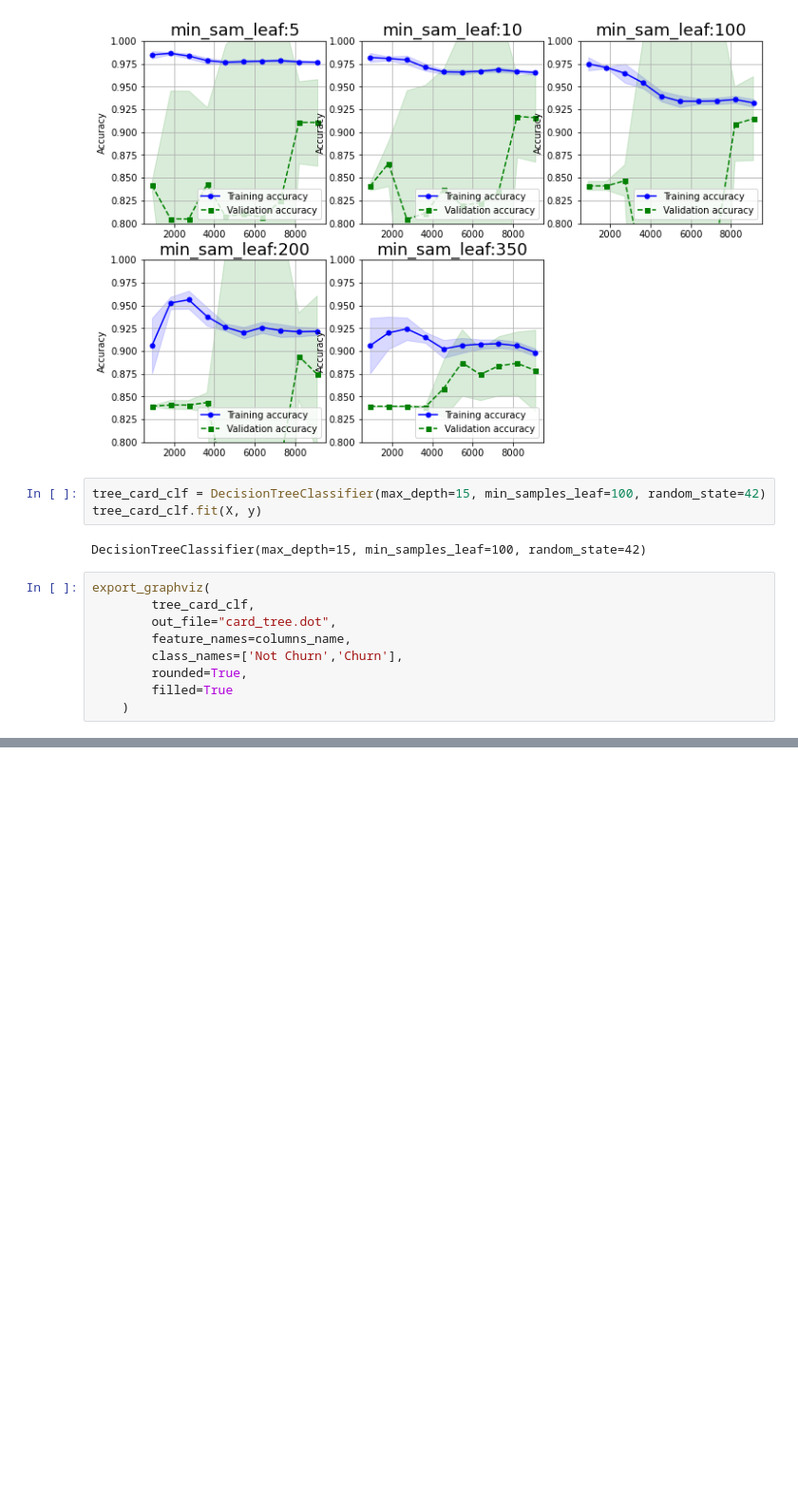
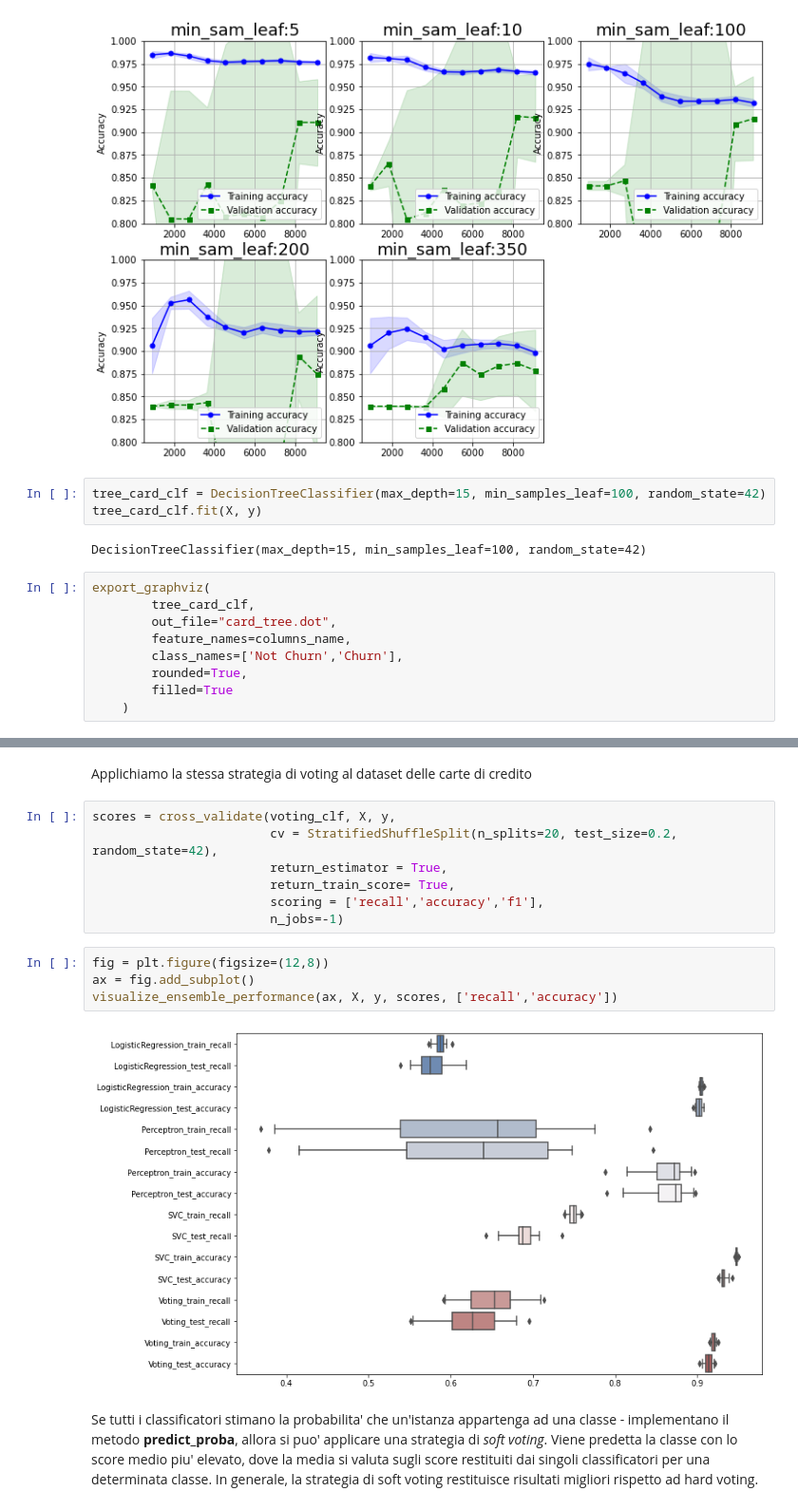
Before and after one commit to matzigno/CSML21, a Jupyter notebook: SVM-DecTree-Ensemble.ipynb, the cells around one changed output, grey strips where cells are left out. Shown at 95% size. Saved outputs shown, nothing was run; the diff lists cells and outputs as text; blank space fills up the shorter version.

```diff
--- a/SVM-DecTree-Ensemble.ipynb
+++ b/SVM-DecTree-Ensemble.ipynb
@@ -660,0 +720,17 @@ export_graphviz(
+# %% [markdown]
+Applichiamo la stessa strategia di voting al dataset delle carte di credito
+# %%
+scores = cross_validate(voting_clf, X, y,
+                        cv = StratifiedShuffleSplit(n_splits=20, test_size=0.2, random_state=42),
+                        return_estimator = True,
+                        return_train_score= True,
+                        scoring = ['recall','accuracy','f1'],
+                        n_jobs=-1)
+# %%
+fig = plt.figure(figsize=(12,8))
+ax = fig.add_subplot()
+visualize_ensemble_performance(ax, X, y, scores, ['recall','accuracy'])
+# %% [output]
+[figure, added]
+# %% [markdown]
+Se tutti i classificatori stimano la probabilita' che un'istanza appartenga ad una classe - implementano il metodo **predict_proba**, allora si puo' applicare una strategia di _soft voting_. Viene predetta la classe con lo score medio piu' elevato, dove la media si valuta sugli score restituiti dai singoli classificatori per una determinata classe. In generale, la strategia di soft voting restituisce risultati migliori rispetto ad hard voting.
```
Also changed, not shown: parts of 88 cells of this notebook, 7 other files.
